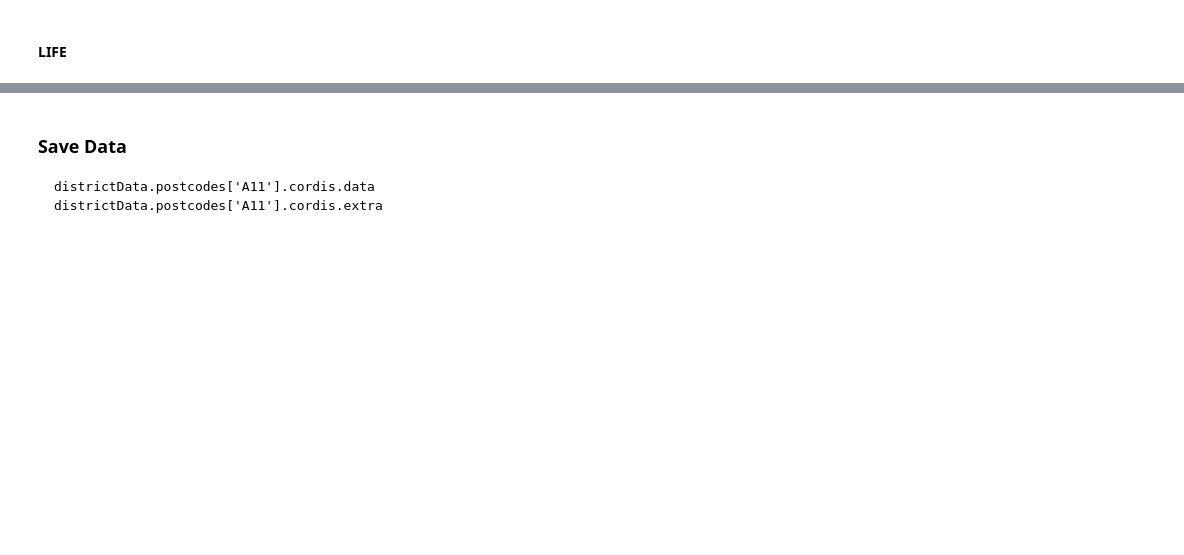
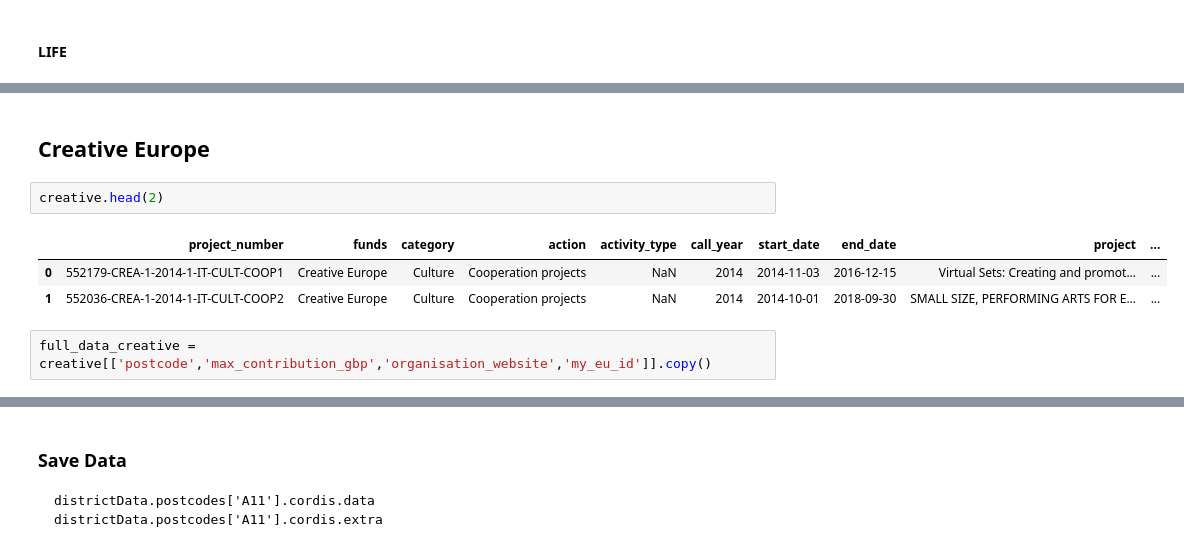
Before and after one commit to TechForUK/my_eu, a Jupyter notebook: data/map/build_map.ipynb, the cells around one changed output, grey strips where cells are left out. Saved outputs shown, nothing was run; the diff lists cells and outputs as text; blank space fills up the shorter version.

```diff
--- a/data/map/build_map.ipynb
+++ b/data/map/build_map.ipynb
@@ -722,0 +996,10 @@ life_district_data.head()
+# %% [markdown]
+## Creative Europe
+# %%
+creative.head(2)
+# %% [output]
+|  | project_number | funds | category | action | activity_type | call_year | start_date | end_date | project | ... |
+| 0 | 552179-CREA-1-2014-1-IT-CULT-COOP1 | Creative Europe | Culture | Cooperation projects | NaN | 2014 | 2014-11-03 | 2016-12-15 | Virtual Sets: Creating and promot... | ... |
+| 1 | 552036-CREA-1-2014-1-IT-CULT-COOP2 | Creative Europe | Culture | Cooperation projects | NaN | 2014 | 2014-10-01 | 2018-09-30 | SMALL SIZE, PERFORMING ARTS FOR E... | ... |
+# %%
+full_data_creative = creative[['postcode','max_contribution_gbp','organisation_website','my_eu_id']].copy()
```
Also changed, not shown: parts of 101 cells of this notebook, 17 other files.
